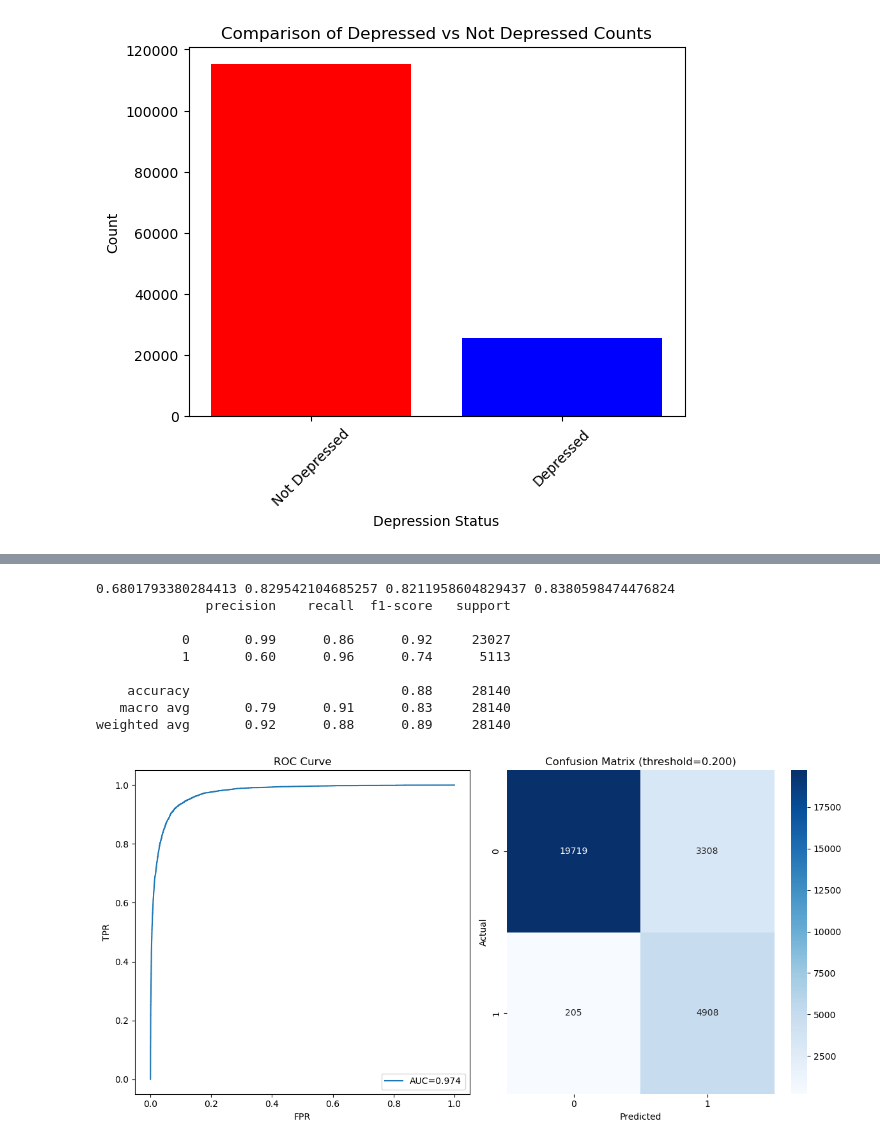
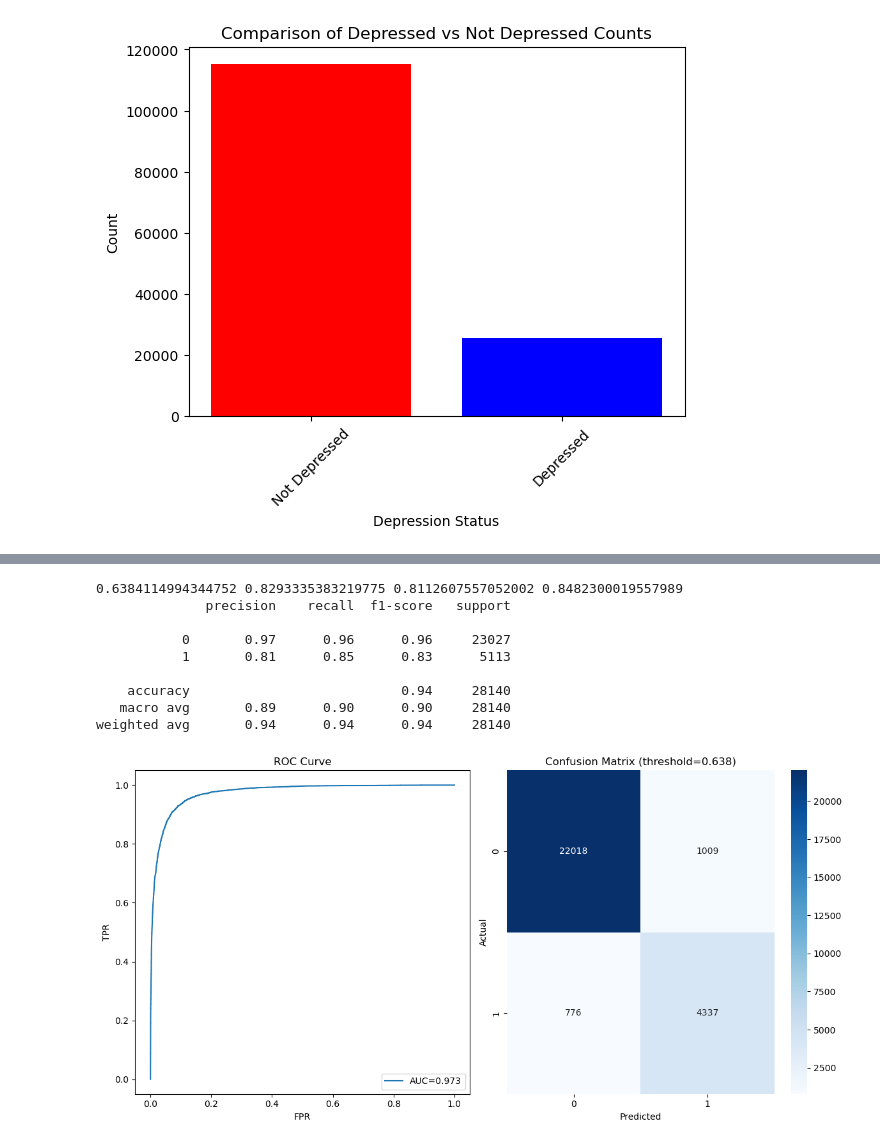
Before and after one commit to nikankad/COS322-depression, a Jupyter notebook: src/main.ipynb, the cells around one changed output, grey strips where cells are left out. Drawn from its saved outputs; the diff is of its cells as text; code cells hidden in the pictures.

Commit message:
standardizing model code

```diff
--- a/src/main.ipynb
+++ b/src/main.ipynb
@@ -309,21 +308,21 @@ Model Accuracy: 0.93
 # %%
 from OurModels import CatBoost
 model = CatBoost()
 # model.tune(df)
 
 model.train(df)
 
-best_th, f1, prec, rec = model.find_best_threshold()
+best_th, f1, prec, rec = model.best_threshold()
 print(best_th, f1, prec, rec)
 model.report()
 # %% [output]
-0.6801793380284413 0.829542104685257 0.8211958604829437 0.8380598474476824
+0.6384114994344752 0.8293335383219775 0.8112607557052002 0.8482300019557989
               precision    recall  f1-score   support
 
-           0       0.99      0.86      0.92     23027
-           1       0.60      0.96      0.74      5113
+           0       0.97      0.96      0.96     23027
+           1       0.81      0.85      0.83      5113
 
-    accuracy                           0.88     28140
-   macro avg       0.79      0.91      0.83     28140
-weighted avg       0.92      0.88      0.89     28140
+    accuracy                           0.94     28140
+   macro avg       0.89      0.90      0.90     28140
+weighted avg       0.94      0.94      0.94     28140
-[figure, old version]
+[figure, new version]
```
Also changed, not shown: parts of 5 cells of this notebook, 20 other files.
